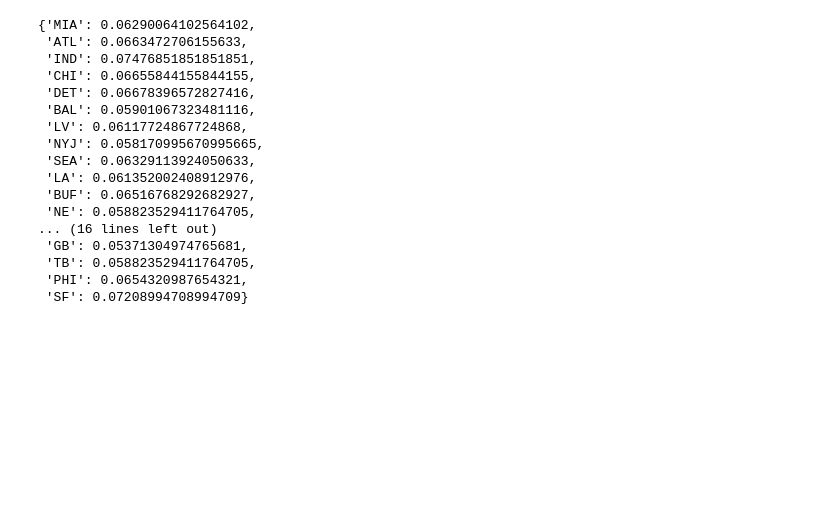
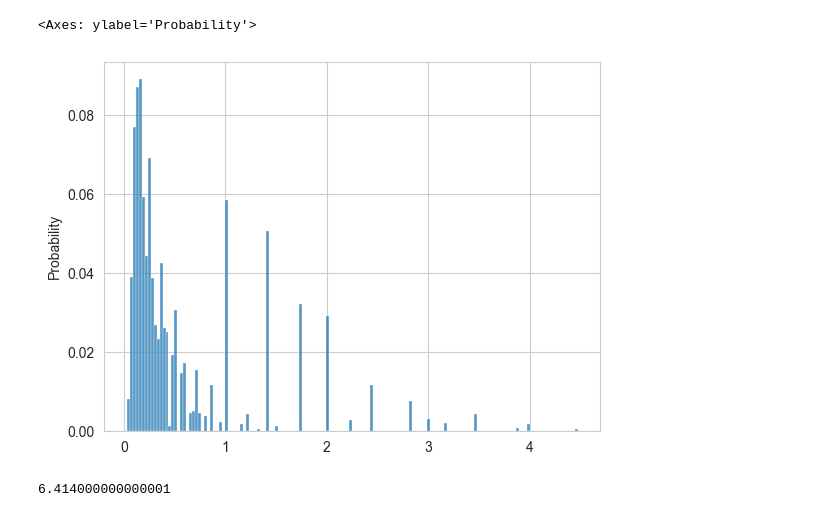
Before and after one commit to rahikot/NFLWViz, a Jupyter notebook: backend/experiments/optimal_threshold.ipynb, the cells around one changed output. Drawn from its saved outputs; the diff is of its cells as text; code cells hidden in the pictures; blank space fills up the shorter version.

```diff
--- a/backend/experiments/optimal_threshold.ipynb
+++ b/backend/experiments/optimal_threshold.ipynb
@@ -65,23 +65,27 @@ plt.show()
 thresholds = {}
 for i in data.keys():
     thresholds[i] = np.percentile(data[i], 25)
-# %%
-thresholds
-# %% [output]
-{'MIA': 0.06290064102564102,
- 'ATL': 0.0663472706155633,
- 'IND': 0.07476851851851851,
- 'CHI': 0.06655844155844155,
- 'DET': 0.06678396572827416,
- 'BAL': 0.05901067323481116,
- 'LV': 0.06117724867724868,
- 'NYJ': 0.058170995670995665,
- 'SEA': 0.06329113924050633,
- 'LA': 0.061352002408912976,
- 'BUF': 0.06516768292682927,
- 'NE': 0.058823529411764705,
-... (16 lines left out)
- 'GB': 0.05371304974765681,
- 'TB': 0.058823529411764705,
- 'PHI': 0.0654320987654321,
- 'SF': 0.07208994708994709}
+# %%
+import pandas as pd
+df = pd.read_csv("data/plays.csv")
+# %%
+import math
+urgency = []
+for i in range(50000):
+    sample = df.sample(1)
+    quarter = sample["quarter"]
+    down = sample["down"]
+    point_differential = abs(int(float(sample["preSnapHomeScore"])) - int(float(sample["preSnapVisitorScore"])))
+    urgency.append((math.sqrt(int(float(quarter)) * int(float(down))) / (1 + point_differential)))
+# %%
+import seaborn as sns
+
+sns.histplot(urgency, stat="probability")
+# %% [output]
+<Axes: ylabel='Probability'>
+[figure, added]
+# %%
+urgency = np.array(urgency)
+len(urgency[urgency >= 2])/ len(urgency) * 100
+# %% [output]
+6.414000000000001
```
Also changed, not shown: parts of 4 cells of this notebook, 6 other files.
